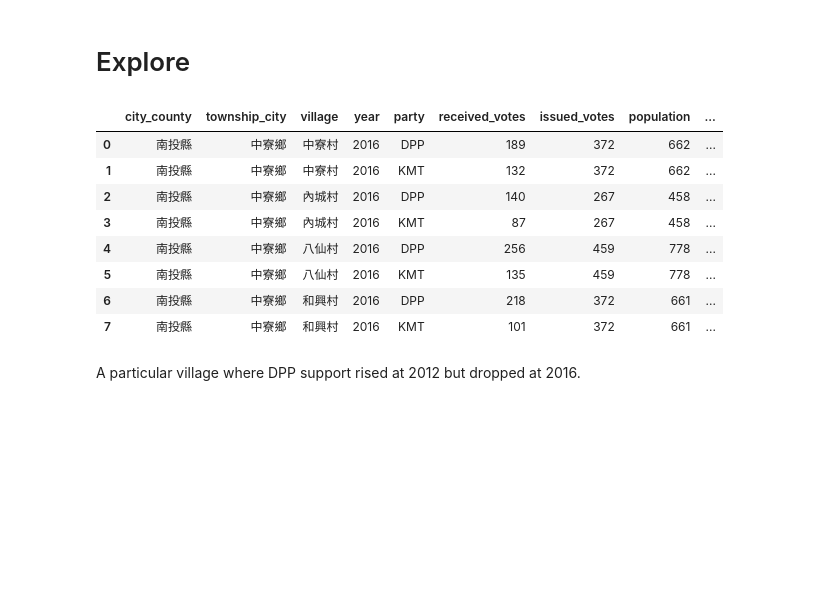
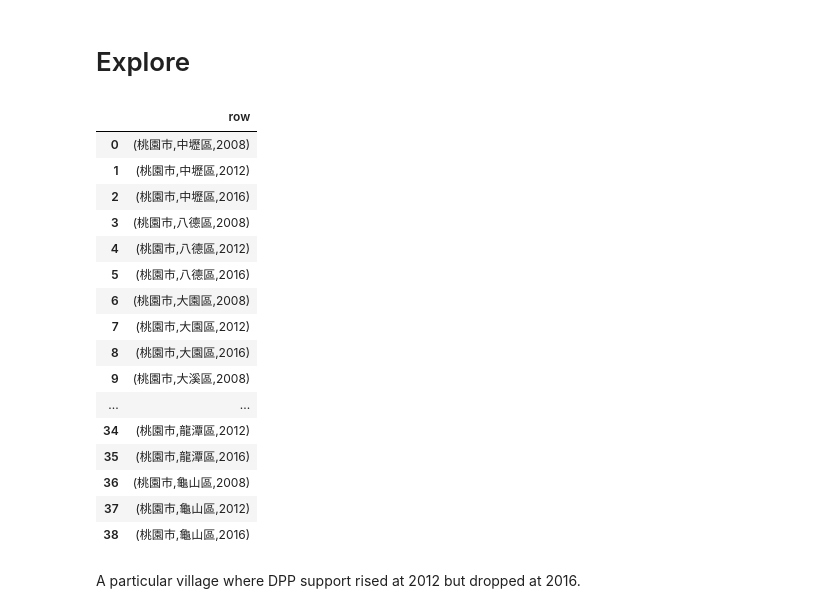
Before and after one commit to pm5/tracevotes, a Jupyter notebook: nbs/President.ipynb, the cells around one changed output. Saved outputs shown, nothing was run; the diff lists cells and outputs as text; code cells hidden in the pictures; blank space fills up the shorter version.

```diff
--- a/nbs/President.ipynb
+++ b/nbs/President.ipynb
@@ -105,17 +136,25 @@ def get_conn():
 
 conn = get_conn()
 # %%
-pd.read_sql_query("SELECT * FROM rates WHERE year = 2016 LIMIT 8;", conn)
+pd.read_sql_query("SELECT DISTINCT(city_county, township_city, year) FROM rates WHERE city_county = '桃園市';", conn)
 # %% [output]
-|  | city_county | township_city | village | year | party | received_votes | issued_votes | population | ... |
-| 0 | 南投縣 | 中寮鄉 | 中寮村 | 2016 | DPP | 189 | 372 | 662 | ... |
-| 1 | 南投縣 | 中寮鄉 | 中寮村 | 2016 | KMT | 132 | 372 | 662 | ... |
-| 2 | 南投縣 | 中寮鄉 | 內城村 | 2016 | DPP | 140 | 267 | 458 | ... |
-| 3 | 南投縣 | 中寮鄉 | 內城村 | 2016 | KMT | 87 | 267 | 458 | ... |
-| 4 | 南投縣 | 中寮鄉 | 八仙村 | 2016 | DPP | 256 | 459 | 778 | ... |
-| 5 | 南投縣 | 中寮鄉 | 八仙村 | 2016 | KMT | 135 | 459 | 778 | ... |
-| 6 | 南投縣 | 中寮鄉 | 和興村 | 2016 | DPP | 218 | 372 | 661 | ... |
-| 7 | 南投縣 | 中寮鄉 | 和興村 | 2016 | KMT | 101 | 372 | 661 | ... |
+|  | row |
+| 0 | (桃園市,中壢區,2008) |
+| 1 | (桃園市,中壢區,2012) |
+| 2 | (桃園市,中壢區,2016) |
+| 3 | (桃園市,八德區,2008) |
+| 4 | (桃園市,八德區,2012) |
+| 5 | (桃園市,八德區,2016) |
+| 6 | (桃園市,大園區,2008) |
+| 7 | (桃園市,大園區,2012) |
+| 8 | (桃園市,大園區,2016) |
+| 9 | (桃園市,大溪區,2008) |
+| ... | ... |
+| 34 | (桃園市,龍潭區,2012) |
+| 35 | (桃園市,龍潭區,2016) |
+| 36 | (桃園市,龜山區,2008) |
+| 37 | (桃園市,龜山區,2012) |
+| 38 | (桃園市,龜山區,2016) |
 # %% [markdown]
 A particular village where DPP support rised at 2012 but dropped at 2016.
 # %%
```
Also changed, not shown: parts of 8 cells of this notebook, 3 other files.
